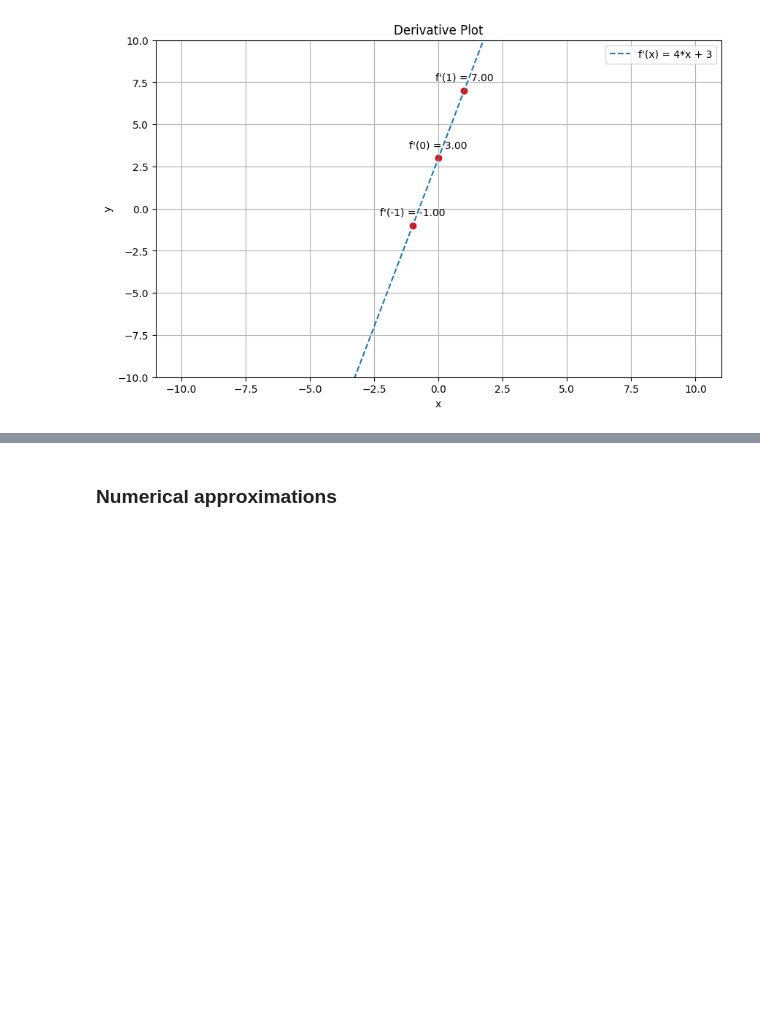
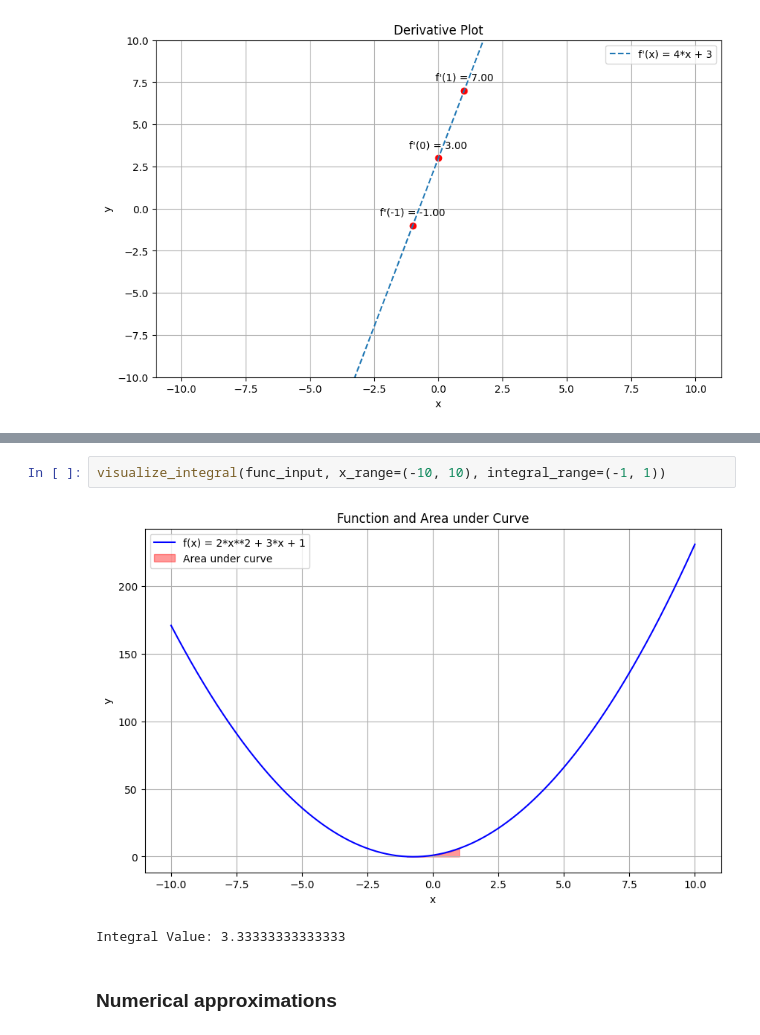
Before and after one commit to ElRapt/CalcuViz, a Jupyter notebook: calcuviz.ipynb, the cells around one changed output, grey strips where cells are left out. Drawn from its saved outputs; the diff is of its cells as text; blank space fills up the shorter version.

```diff
--- a/calcuviz.ipynb
+++ b/calcuviz.ipynb
@@ -119,3 +252,8 @@ plot_derivative(func_input, x_range=(-10, 10), y_range=(-10, 10), target_x_list=
+# %%
+visualize_integral(func_input, x_range=(-10, 10), integral_range=(-1, 1))
+# %% [output]
+[figure, added]
+Integral Value: 3.33333333333333
 # %% [markdown]
 ### Numerical approximations
 # %% [markdown]
```
Also changed, not shown: parts of 11 cells of this notebook.
